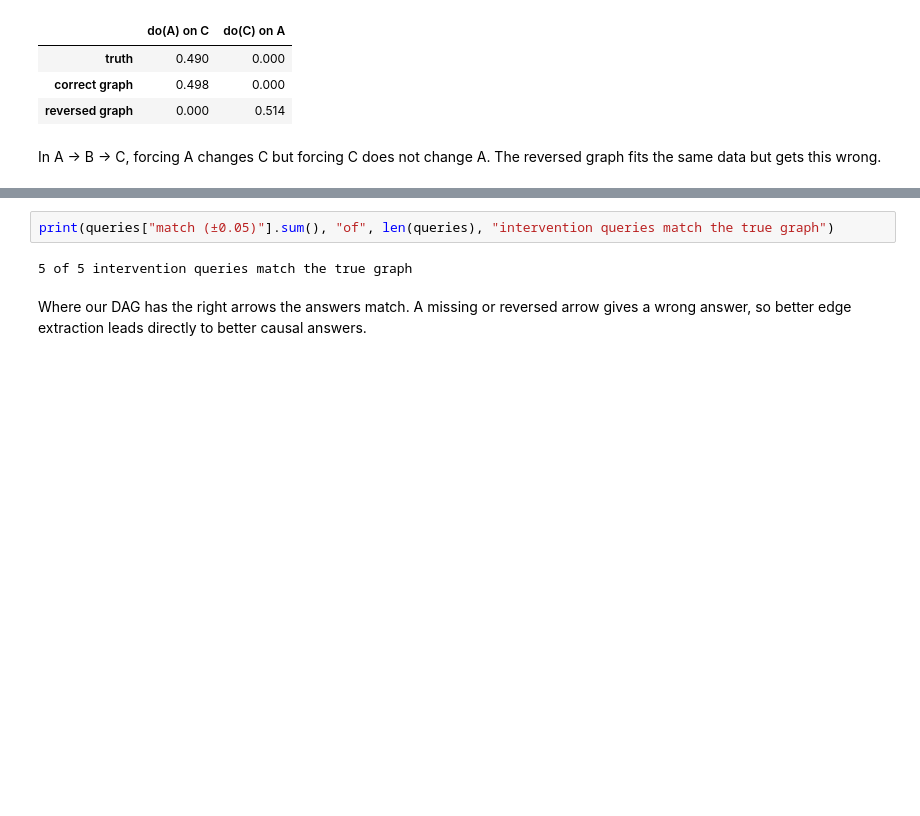
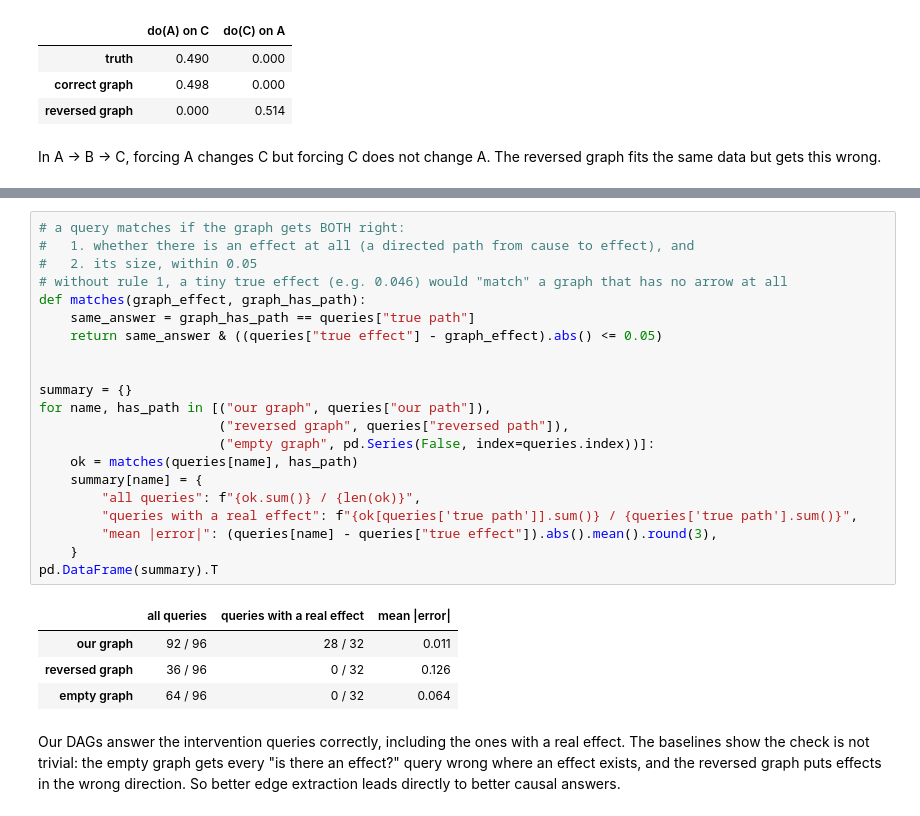
Before and after one commit to Jag2007/AI_ML_Project, a Jupyter notebook: notebooks/05_dag_bayesian_network.ipynb, the cells around one changed output, grey strips where cells are left out. Cells and saved outputs as stored; diff of their text form; blank space fills up the shorter version.

Commit message:
stronger intervention check with baselines and shared bayes module

```diff
--- a/notebooks/05_dag_bayesian_network.ipynb
+++ b/notebooks/05_dag_bayesian_network.ipynb
@@ -202,7 +213,30 @@ queries.round(3)
 # %%
-print(queries["match (±0.05)"].sum(), "of", len(queries), "intervention queries match the true graph")
+# a query matches if the graph gets BOTH right:
+#   1. whether there is an effect at all (a directed path from cause to effect), and
+#   2. its size, within 0.05
+# without rule 1, a tiny true effect (e.g. 0.046) would "match" a graph that has no arrow at all
+def matches(graph_effect, graph_has_path):
+    same_answer = graph_has_path == queries["true path"]
+    return same_answer & ((queries["true effect"] - graph_effect).abs() <= 0.05)
+
+
+summary = {}
+for name, has_path in [("our graph", queries["our path"]),
+                       ("reversed graph", queries["reversed path"]),
+                       ("empty graph", pd.Series(False, index=queries.index))]:
+    ok = matches(queries[name], has_path)
+    summary[name] = {
+        "all queries": f"{ok.sum()} / {len(ok)}",
+        "queries with a real effect": f"{ok[queries['true path']].sum()} / {queries['true path'].sum()}",
+        "mean |error|": (queries[name] - queries["true effect"]).abs().mean().round(3),
+    }
+pd.DataFrame(summary).T
 # %% [output]
-5 of 5 intervention queries match the true graph
+|  | all queries | queries with a real effect | mean |error| |
+| our graph | 92 / 96 | 28 / 32 | 0.011 |
+| reversed graph | 36 / 96 | 0 / 32 | 0.126 |
+| empty graph | 64 / 96 | 0 / 32 | 0.064 |
 # %% [markdown]
-Where our DAG has the right arrows the answers match. A missing or reversed arrow gives a wrong answer, so
-better edge extraction leads directly to better causal answers.
+Our DAGs answer the intervention queries correctly, including the ones with a real effect. The baselines show the
+check is not trivial: the empty graph gets every "is there an effect?" query wrong where an effect exists, and the
+reversed graph puts effects in the wrong direction. So better edge extraction leads directly to better causal answers.
```
Also changed, not shown: parts of 8 cells of this notebook.
